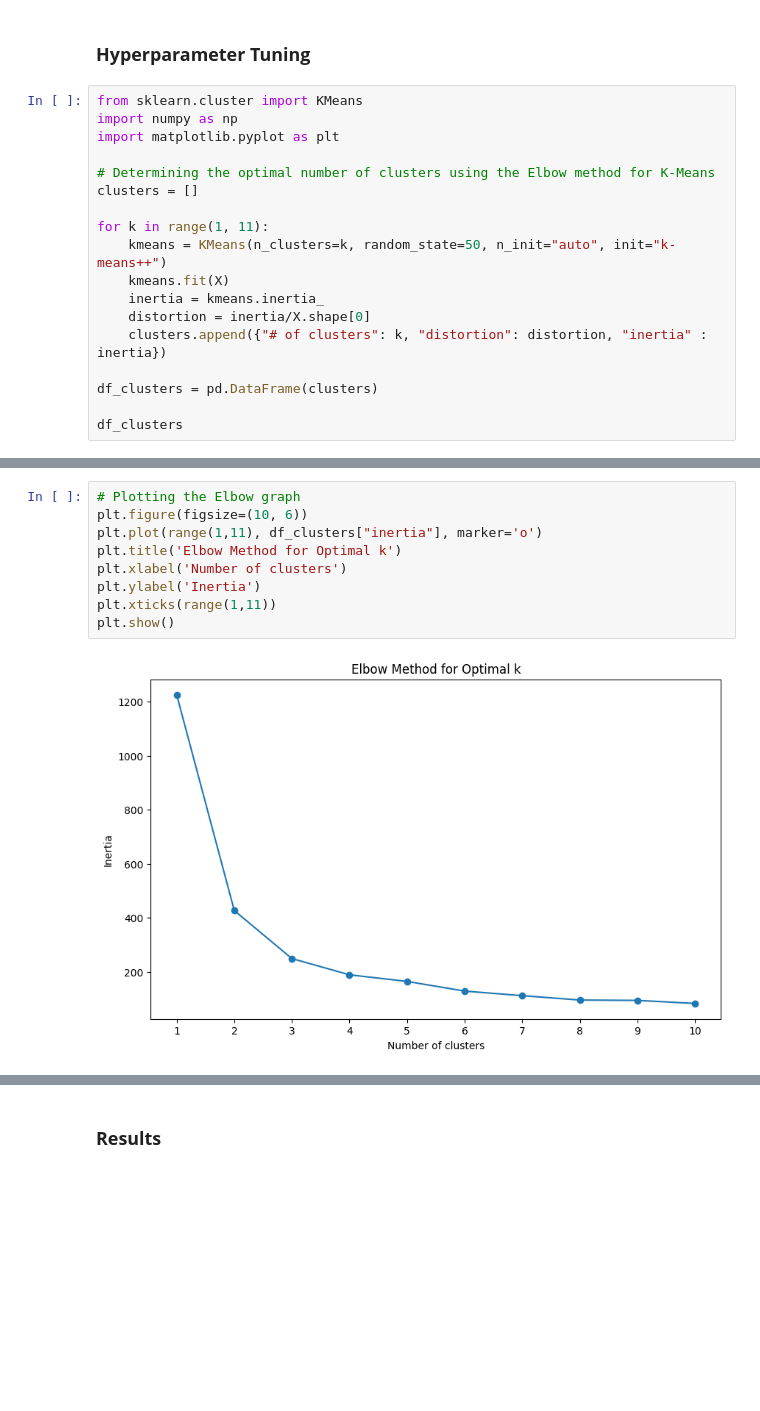
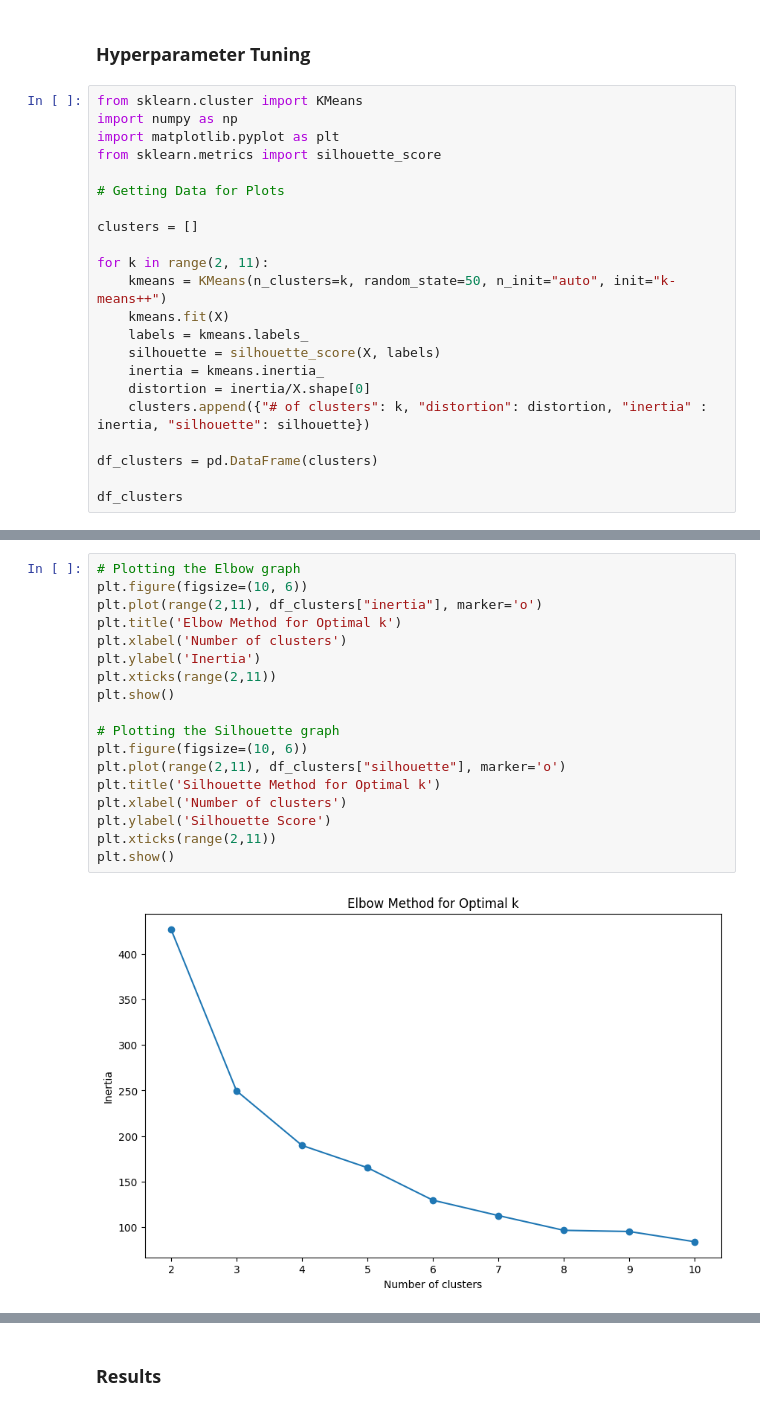
Before and after one commit to anly501/dsan-5000-project-bdools, a Jupyter notebook: DSAN-5000-Website/clustering/clustering.ipynb, the cells around one changed output, grey strips where cells are left out. Cells and saved outputs as stored; diff of their text form; blank space fills up the shorter version.

Commit message:
Push new changes in data cleaning

```diff
--- a/DSAN-5000-Website/clustering/clustering.ipynb
+++ b/DSAN-5000-Website/clustering/clustering.ipynb
@@ -111,16 +111,20 @@ X = X.dropna().to_numpy()
 from sklearn.cluster import KMeans
 import numpy as np
 import matplotlib.pyplot as plt
+from sklearn.metrics import silhouette_score
 
-# Determining the optimal number of clusters using the Elbow method for K-Means
+# Getting Data for Plots
+
 clusters = []
 
-for k in range(1, 11):
+for k in range(2, 11):
     kmeans = KMeans(n_clusters=k, random_state=50, n_init="auto", init="k-means++")
     kmeans.fit(X)
+    labels = kmeans.labels_
+    silhouette = silhouette_score(X, labels)
     inertia = kmeans.inertia_
     distortion = inertia/X.shape[0]
-    clusters.append({"# of clusters": k, "distortion": distortion, "inertia" : inertia})
+    clusters.append({"# of clusters": k, "distortion": distortion, "inertia" : inertia, "silhouette": silhouette})
 
 df_clusters = pd.DataFrame(clusters)
 
@@ -140,11 +143,20 @@ df_clusters
 # %%
 # Plotting the Elbow graph
 plt.figure(figsize=(10, 6))
-plt.plot(range(1,11), df_clusters["inertia"], marker='o')
+plt.plot(range(2,11), df_clusters["inertia"], marker='o')
 plt.title('Elbow Method for Optimal k')
 plt.xlabel('Number of clusters')
 plt.ylabel('Inertia')
-plt.xticks(range(1,11))
+plt.xticks(range(2,11))
 plt.show()
+
+# Plotting the Silhouette graph
+plt.figure(figsize=(10, 6))
+plt.plot(range(2,11), df_clusters["silhouette"], marker='o')
+plt.title('Silhouette Method for Optimal k')
+plt.xlabel('Number of clusters')
+plt.ylabel('Silhouette Score')
+plt.xticks(range(2,11))
+plt.show()
 # %% [output]
-[figure, old version]
+[figure, new version]
```
Also changed, not shown: parts of 4 cells of this notebook, 3 other files.
